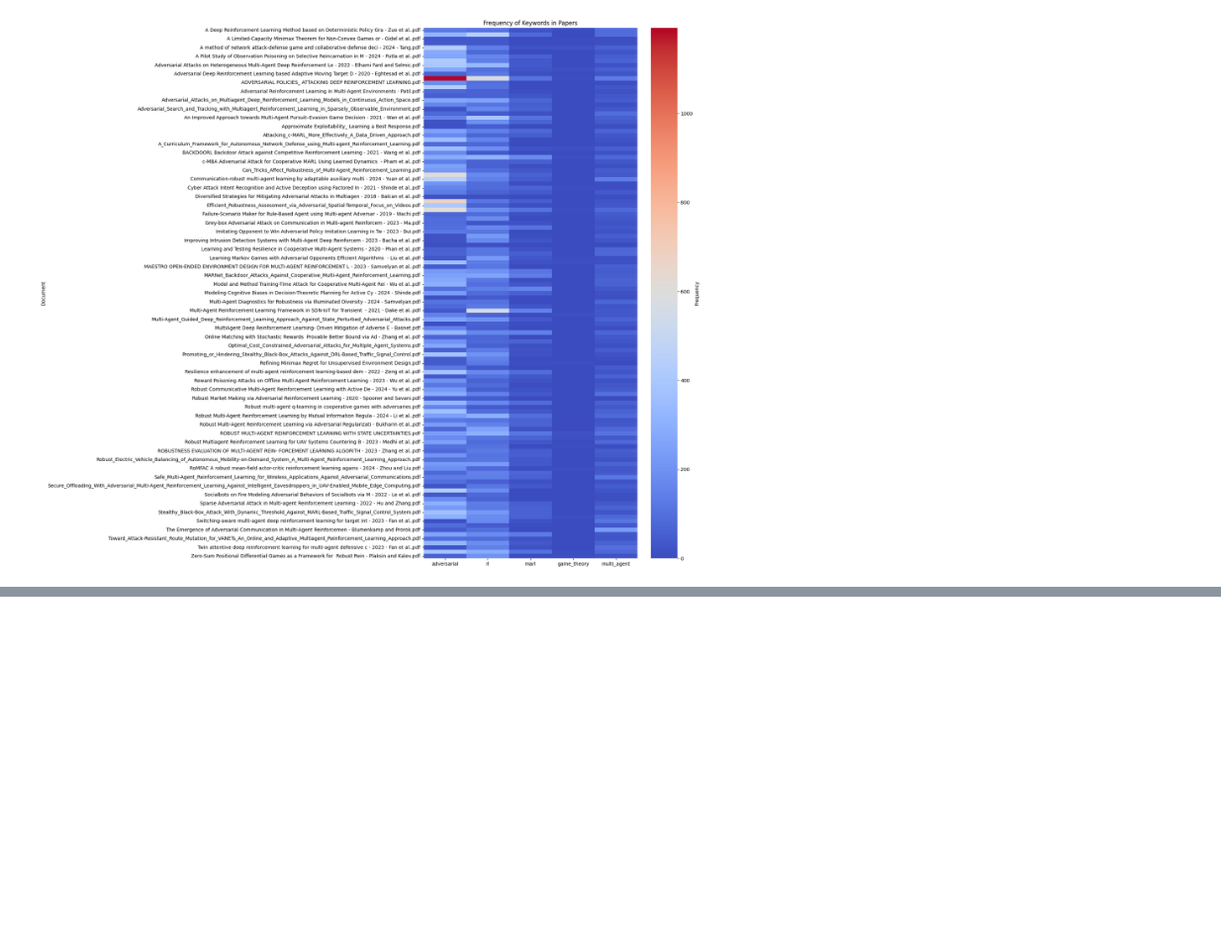
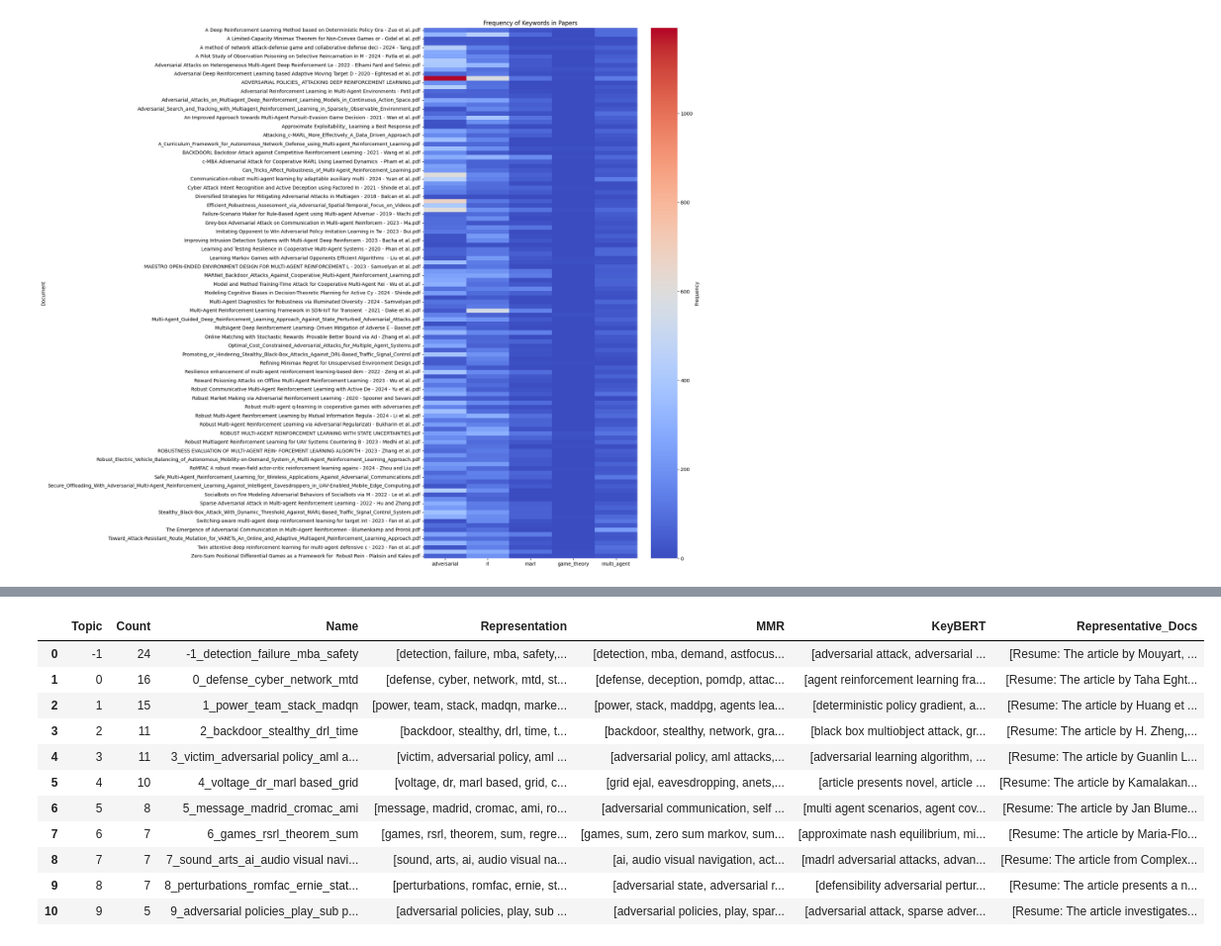
Before and after one commit to HamBa-m/sci-scraper, a Jupyter notebook: notebooks/cluster.ipynb, the cells around one changed output, grey strips where cells are left out. Shown at 99% size. Saved outputs shown, nothing was run; the diff lists cells and outputs as text; code cells hidden in the pictures; blank space fills up the shorter version.

```diff
--- a/notebooks/cluster.ipynb
+++ b/notebooks/cluster.ipynb
@@ -363,0 +580,15 @@ plt.show()
+# %%
+topic_df
+# %% [output]
+|  | Topic | Count | Name | Representation | MMR | KeyBERT | Representative_Docs |
+| 0 | -1 | 24 | -1_detection_failure_mba_safety | [detection, failure, mba, safety,... | [detection, mba, demand, astfocus... | [adversarial attack, adversarial ... | [Resume: The article by Mouyart, ... |
+| 1 | 0 | 16 | 0_defense_cyber_network_mtd | [defense, cyber, network, mtd, st... | [defense, deception, pomdp, attac... | [agent reinforcement learning fra... | [Resume: The article by Taha Eght... |
+| 2 | 1 | 15 | 1_power_team_stack_madqn | [power, team, stack, madqn, marke... | [power, stack, maddpg, agents lea... | [deterministic policy gradient, a... | [Resume: The article by Huang et ... |
+| 3 | 2 | 11 | 2_backdoor_stealthy_drl_time | [backdoor, stealthy, drl, time, t... | [backdoor, stealthy, network, gra... | [black box multiobject attack, gr... | [Resume: The article by H. Zheng,... |
+| 4 | 3 | 11 | 3_victim_adversarial policy_aml a... | [victim, adversarial policy, aml ... | [adversarial policy, aml attacks,... | [adversarial learning algorithm, ... | [Resume: The article by Guanlin L... |
+| 5 | 4 | 10 | 4_voltage_dr_marl based_grid | [voltage, dr, marl based, grid, c... | [grid ejal, eavesdropping, anets,... | [article presents novel, article ... | [Resume: The article by Kamalakan... |
+| 6 | 5 | 8 | 5_message_madrid_cromac_ami | [message, madrid, cromac, ami, ro... | [adversarial communication, self ... | [multi agent scenarios, agent cov... | [Resume: The article by Jan Blume... |
+| 7 | 6 | 7 | 6_games_rsrl_theorem_sum | [games, rsrl, theorem, sum, regre... | [games, sum, zero sum markov, sum... | [approximate nash equilibrium, mi... | [Resume: The article by Maria-Flo... |
+| 8 | 7 | 7 | 7_sound_arts_ai_audio visual navi... | [sound, arts, ai, audio visual na... | [ai, audio visual navigation, act... | [madrl adversarial attacks, advan... | [Resume: The article from Complex... |
+| 9 | 8 | 7 | 8_perturbations_romfac_ernie_stat... | [perturbations, romfac, ernie, st... | [adversarial state, adversarial r... | [defensibility adversarial pertur... | [Resume: The article presents a n... |
+| 10 | 9 | 5 | 9_adversarial policies_play_sub p... | [adversarial policies, play, sub ... | [adversarial policies, play, spar... | [adversarial attack, sparse adver... | [Resume: The article investigates... |
```
Also changed, not shown: parts of 14 cells of this notebook, 4 other files.
